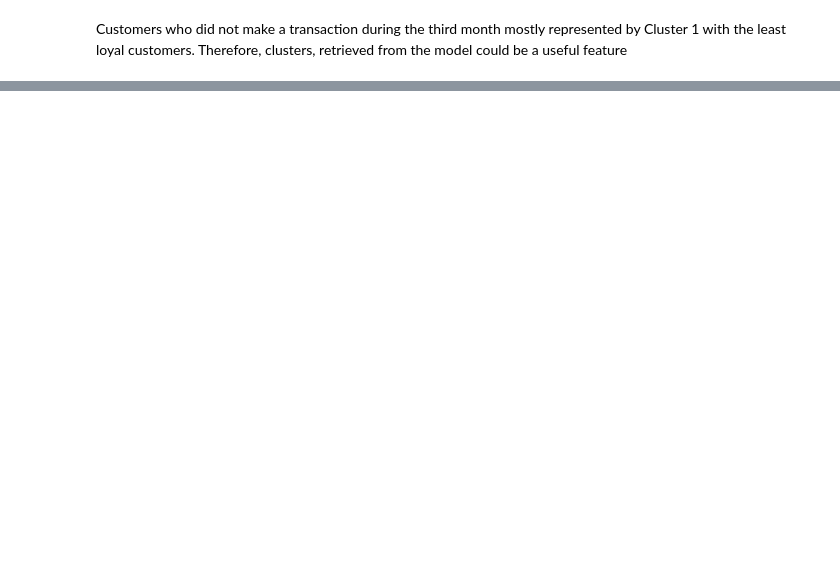
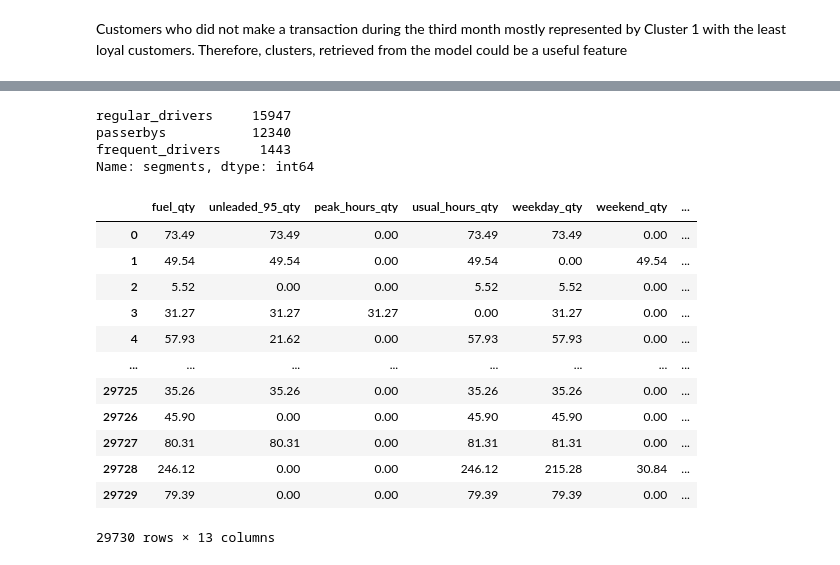
Before and after one commit to fedorTurchenko18/dsc-571, a Jupyter notebook: clustering.ipynb, the cells around one changed output, grey strips where cells are left out. Cells and saved outputs as stored; diff of their text form; code cells hidden in the pictures; blank space fills up the shorter version.

Commit message:
implement categorical option of data extraction

```diff
--- a/clustering.ipynb
+++ b/clustering.ipynb
@@ -195 +194,42 @@ pd.Series(best_model.labels_).value_counts()
 dtype: int64
+# %%
+with open('./features/clustering_model.pkl', 'rb') as f:
+            model = pickle.load(f)
+        # Load `scipy.stats.mstats.winsorize` output object to define threshold for the `monetary` variable
+with open('./features/winsorizing_object_for_threshold.pkl', 'rb') as f:
+    winsor = pickle.load(f)
+X_clust = X[['monetary', 'recency', 'average_days_between_visits']]
+monetary_threshold = winsor.max()
+# Perform winsorization
+X_clust.loc[X_clust['monetary'] > monetary_threshold, 'monetary'] = monetary_threshold
+scaler = StandardScaler()
+labels = pd.Categorical(
+    model.predict(
+        scaler.fit_transform(X_clust)
+    )
+)
+X['segments'] = labels
+X['segments'] = X['segments'].cat.rename_categories({2: 'frequent_drivers', 1: 'passerbys', 0: 'regular_drivers'})
+# %%
+X['segments'].value_counts()
+# %% [output]
+regular_drivers     15947
+passerbys           12340
+frequent_drivers     1443
+Name: segments, dtype: int64
+# %%
+X.select_dtypes(exclude='category').fillna(0)
+# %% [output]
+|  | fuel_qty | unleaded_95_qty | peak_hours_qty | usual_hours_qty | weekday_qty | weekend_qty | ... |
+| 0 | 73.49 | 73.49 | 0.00 | 73.49 | 73.49 | 0.00 | ... |
+| 1 | 49.54 | 49.54 | 0.00 | 49.54 | 0.00 | 49.54 | ... |
+| 2 | 5.52 | 0.00 | 0.00 | 5.52 | 5.52 | 0.00 | ... |
+| 3 | 31.27 | 31.27 | 31.27 | 0.00 | 31.27 | 0.00 | ... |
+| 4 | 57.93 | 21.62 | 0.00 | 57.93 | 57.93 | 0.00 | ... |
+| ... | ... | ... | ... | ... | ... | ... | ... |
+| 29725 | 35.26 | 35.26 | 0.00 | 35.26 | 35.26 | 0.00 | ... |
+| 29726 | 45.90 | 0.00 | 0.00 | 45.90 | 45.90 | 0.00 | ... |
+| 29727 | 80.31 | 80.31 | 0.00 | 81.31 | 81.31 | 0.00 | ... |
+| 29728 | 246.12 | 0.00 | 0.00 | 246.12 | 215.28 | 30.84 | ... |
+| 29729 | 79.39 | 0.00 | 0.00 | 79.39 | 79.39 | 0.00 | ... |
+29730 rows × 13 columns
```
Also changed, not shown: parts of 10 cells of this notebook, 10 other files.
